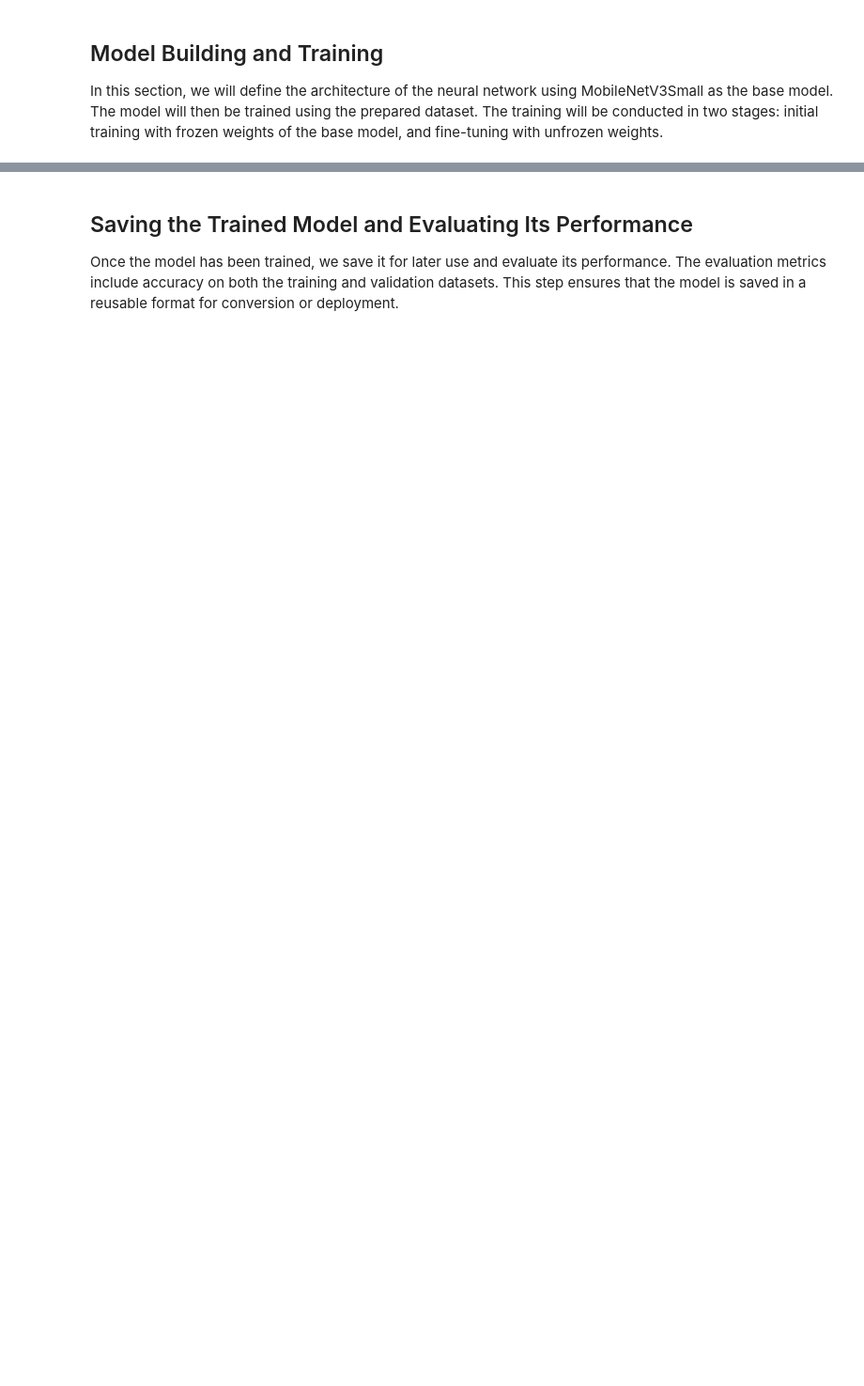
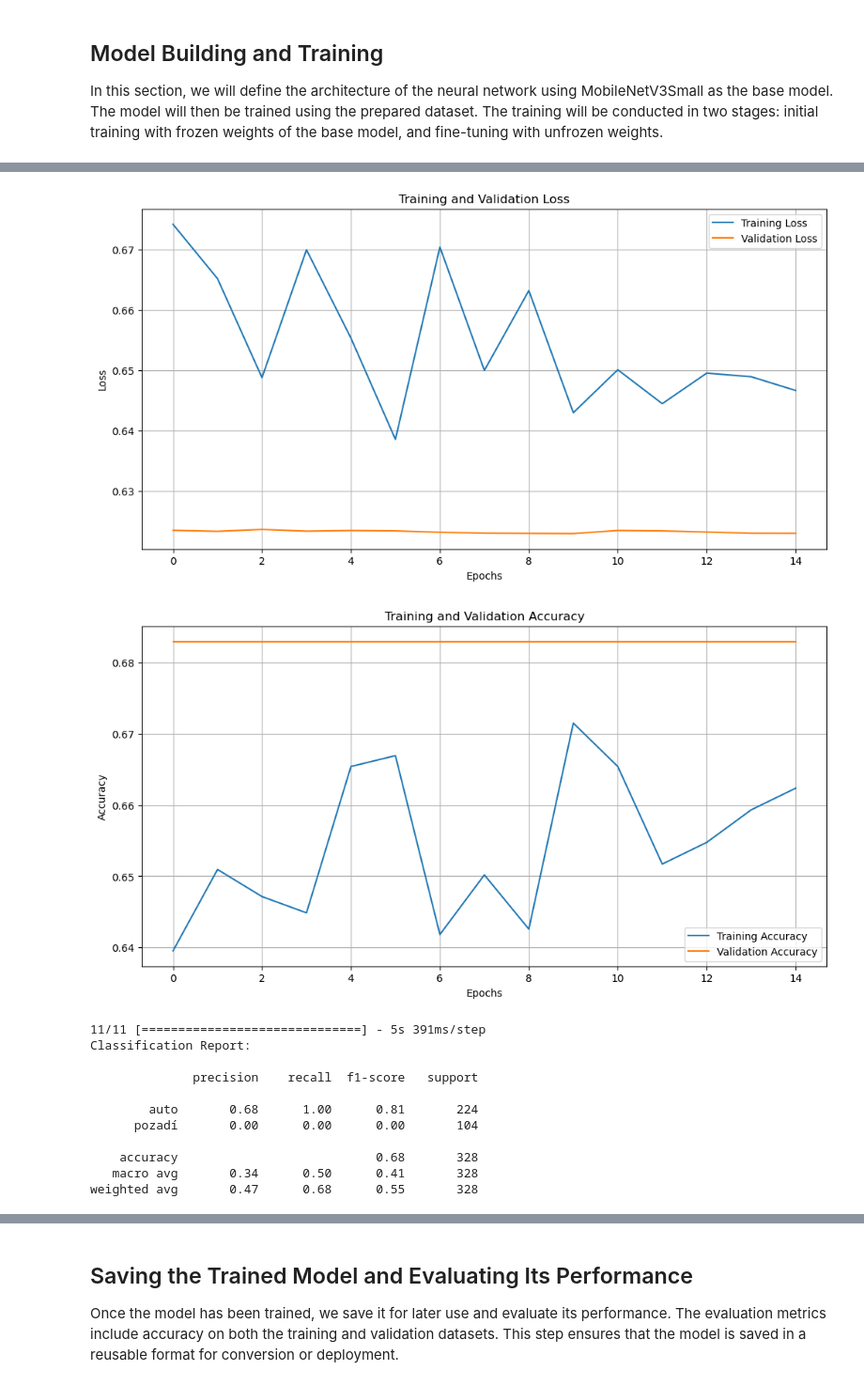
Before and after one commit to zboucek/aideck-gap8-examples, a Jupyter notebook: examples/ai/classification/train_classifier.ipynb, the cells around one changed output, grey strips where cells are left out. Shown: that part at 94% size. Drawn from its saved outputs; the diff is of its cells as text; code cells hidden in the pictures; blank space fills up the shorter version.

```diff
--- a/examples/ai/classification/train_classifier.ipynb
+++ b/examples/ai/classification/train_classifier.ipynb
@@ -336,0 +330,64 @@ Epoch 24: early stopping
+# %%
+import matplotlib.pyplot as plt
+
+# Retrieve history data
+train_loss = history.history['loss']
+val_loss = history.history['val_loss']
+train_accuracy = history.history['accuracy']
+val_accuracy = history.history['val_accuracy']
+epochs_range = range(len(train_loss))
+
+# Plot Loss
+plt.figure(figsize=(12, 6))
+plt.plot(epochs_range, train_loss, label="Training Loss")
+plt.plot(epochs_range, val_loss, label="Validation Loss")
+plt.title("Training and Validation Loss")
+plt.xlabel("Epochs")
+plt.ylabel("Loss")
+plt.legend(loc="upper right")
+plt.grid(True)
+plt.show()
+
+# Plot Accuracy
+plt.figure(figsize=(12, 6))
+plt.plot(epochs_range, train_accuracy, label="Training Accuracy")
+plt.plot(epochs_range, val_accuracy, label="Validation Accuracy")
+plt.title("Training and Validation Accuracy")
+plt.xlabel("Epochs")
+plt.ylabel("Accuracy")
+plt.legend(loc="lower right")
+plt.grid(True)
+plt.show()
+
+# Predict on validation data
+val_labels = val_generator.classes
+val_predictions = model.predict(val_generator)
+val_pred_classes = np.argmax(val_predictions, axis=1)
+
+# Classification report
+report = classification_report(val_labels, val_pred_classes, target_names=val_generator.class_indices.keys())
+print("Classification Report:\n")
+print(report)
+
+# Confusion matrix
+conf_matrix = confusion_matrix(val_labels, val_pred_classes)
+plt.figure(figsize=(10, 8))
+sns.heatmap(conf_matrix, annot=True, fmt="d", cmap="Blues", xticklabels=val_generator.class_indices.keys(), yticklabels=val_generator.class_indices.keys())
+plt.title("Confusion Matrix")
+plt.xlabel("Predicted Class")
+plt.ylabel("True Class")
+plt.show()
+# %% [output]
+[figure, added]
+[figure, added]
+11/11 [==============================] - 5s 391ms/step
+Classification Report:
+
+              precision    recall  f1-score   support
+
+        auto       0.68      1.00      0.81       224
+      pozadí       0.00      0.00      0.00       104
+
+    accuracy                           0.68       328
+   macro avg       0.34      0.50      0.41       328
+weighted avg       0.47      0.68      0.55       328
```
Also changed, not shown: parts of 19 cells of this notebook, 5 other files.
